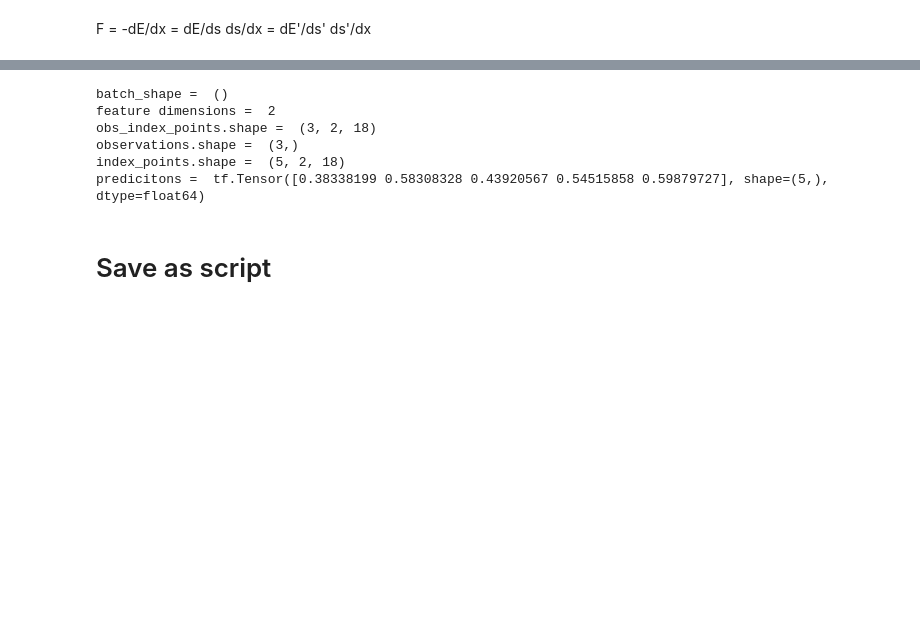
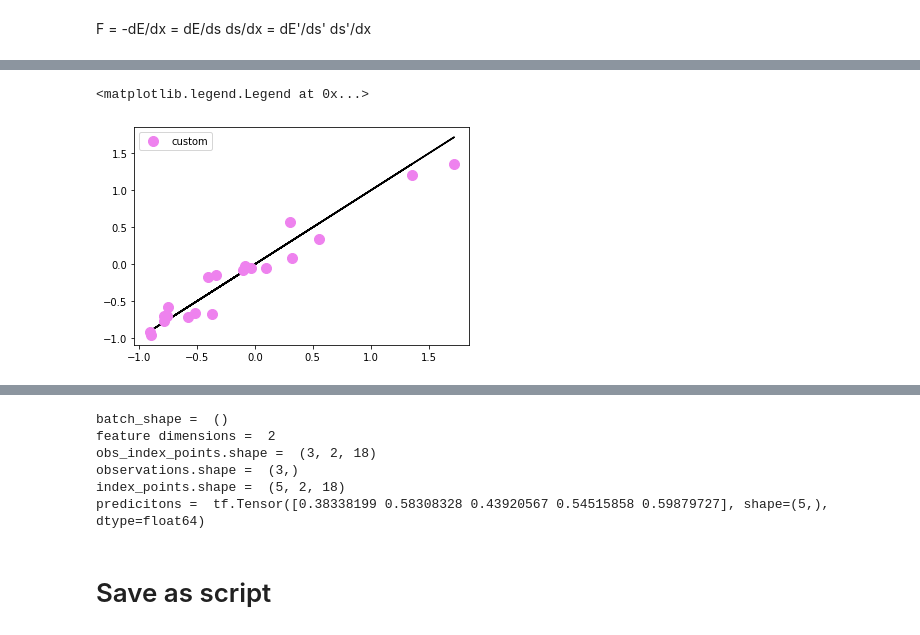
Before and after one commit to alvarovm/minigap, a Jupyter notebook: notebooks/miniGAP.ipynb, the cells around one changed output, grey strips where cells are left out. Saved outputs shown, nothing was run; the diff lists cells and outputs as text; code cells hidden in the pictures; blank space fills up the shorter version.

```diff
--- a/notebooks/miniGAP.ipynb
+++ b/notebooks/miniGAP.ipynb
@@ -574,0 +557,16 @@ Least-squares regresion for Fz(z) produces the line line m z+b with m = 0.98695
+# %%
+# Testing this with the C7O2H10 database (which contains 6095 structures)
+
+my_n = ""
+my_element="O"
+my_temp=300
+my_n = 200
+my_calc = "EMT"
+my_md_seed = 1
+
+AtomsList = read("../data/distorted_propanol.extxyz.gz", f":{my_n}")
+#AtomsList = generate_md_traj(from_diatomic=True, element=my_element, temperature=my_temp, nsteps=my_n, md_type = "VelocityVerlet", calc_type=my_calc, md_seed= my_md_seed)
+EnergyList = np.array([atom.get_potential_energy() for atom in AtomsList], dtype=np.float64)
+# EnergyList = np.array([atom.info["energy"] for atom in AtomsList], dtype=np.float64) # I had to change this to potential energy or the derivative doesn't work
+PosList =  np.array([atoms.positions for atoms in AtomsList])#[:,1]# only get position of one atom while we are doing global soap
+SoapDerivativeList, SoapList = get_dscribe_descriptors(AtomsList, species=["C", "H", "O"], is_global=False, return_derivatives=True, nmax=5,lmax=5)
@@ -574,0 +803,11 @@ Least-squares regresion for Fz(z) produces the line line m z+b with m = 0.98695
+# %%
+plot_custom = True; plot_nll = False
+plt.plot(test_ens, test_ens, "-", c="k")
+if plot_custom:
+    plt.plot(test_ens, predict_ens_custom,"o", label="custom", c="violet", ms=10)
+if plot_nll:
+    plt.plot(test_ens, predict_ens_nll,"o", label="nll", c="lime", ms=5)
+plt.legend()
+# %% [output]
+<matplotlib.legend.Legend at 0x...>
+[figure, added]
```
Also changed, not shown: parts of 17 cells of this notebook.
